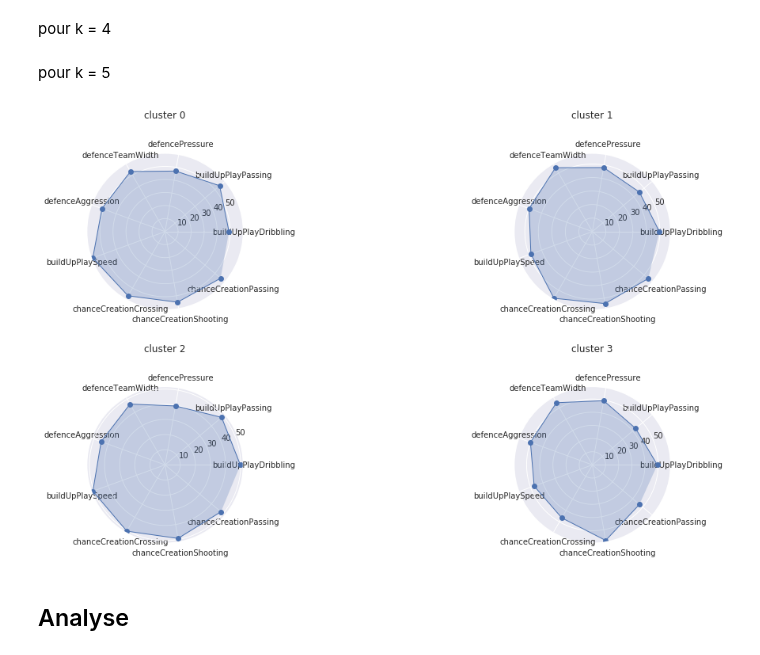
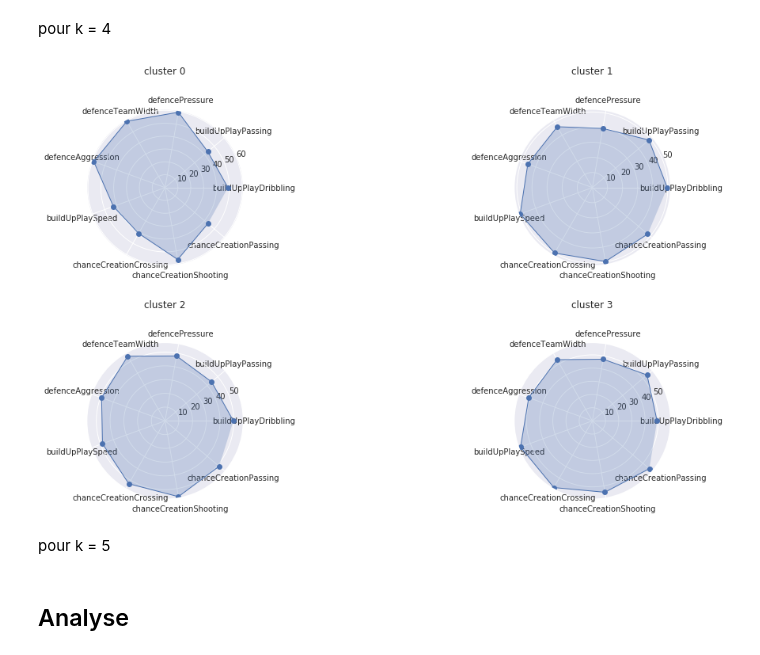
Before and after one commit to chubby47/kaggle_soccer, a Jupyter notebook: problematique_1.ipynb, the cells around one changed output. Cells and saved outputs as stored; diff of their text form; code cells hidden in the pictures.

```diff
--- a/problematique_1.ipynb
+++ b/problematique_1.ipynb
@@ -331,6 +331,26 @@ class Model:
         return l
 
     def analyse_jeu(self):
+        """
+        affiche des diagrammes radar du style de jeu des différents clusters.
+        """
+        index = 1
+        angles=np.linspace(0, 2*np.pi, len(attributes), endpoint=False)
+        fig = plt.figure(figsize=(15,15))
+        plt.subplots_adjust(left=0, bottom=0, right=1, top=1, wspace=0, hspace=0.5)
+        for i in self.clusters:
+            stats = []
+            for attribut in self.attributes:
+                stats.append(self.clusters[i][attribut].mean())
+            ax = fig.add_subplot(4, 2, index, polar=True)
+            ax.plot(angles, stats, 'o-', linewidth=1)
+            ax.fill(angles, stats, alpha=0.25)
+            ax.set_thetagrids(angles * 180/np.pi, attributes)
+            ax.set_title("cluster "+str(i))
+            ax.title.set_position([.5, 1.2])
+            ax.grid(True)
+            index += 1
+        plt.show()
 # %% [markdown]
 ## Protocole expérimental
 # %% [markdown]
@@ -436,5 +456,7 @@ attributes = ["buildUpPlayDribbling", "buildUpPlayPassing", "defencePressure", "
 
 model1 = Model(teams, 4, attributes, normalize=True)
 model1.process(epsilon=0.015)
+model1 = Model(teams, 4, attributes, normalize=True)
+model1.process(epsilon=0.015)
 # %% [output]
 normalisation des donnees...
@@ -463,26 +483,9 @@ pour k = 4
+# %%
+model1.analyse_jeu()
+# %% [output]
+[figure, added]
 # %% [markdown]
 pour k = 5
-# %%
-index = 1
-angles=np.linspace(0, 2*np.pi, len(attributes), endpoint=False)
-fig = plt.figure(figsize=(15,15))
-plt.subplots_adjust(left=0, bottom=0, right=1, top=1, wspace=0, hspace=0.5)
-#plt.subplots_adjust(left=4, bottom=10, right=5, top=11, wspace=0, hspace=0.1)
-for i in model1.clusters:
-    stats = []
-    for attribut in attributes:
-        stats.append(model1.clusters[i][attribut].mean())
-    ax = fig.add_subplot(4, 2, index, polar=True)
-    ax.plot(angles, stats, 'o-', linewidth=1)
-    ax.fill(angles, stats, alpha=0.25)
-    ax.set_thetagrids(angles * 180/np.pi, attributes)
-    ax.set_title("cluster "+str(i))
-    ax.title.set_position([.5, 1.2])
-    ax.grid(True)
-    index += 1
-plt.show()
-# %% [output]
-[figure, removed]
 # %% [markdown]
 ## Analyse
 # %% [markdown]
```
Also changed, not shown: parts of 2 cells of this notebook.
